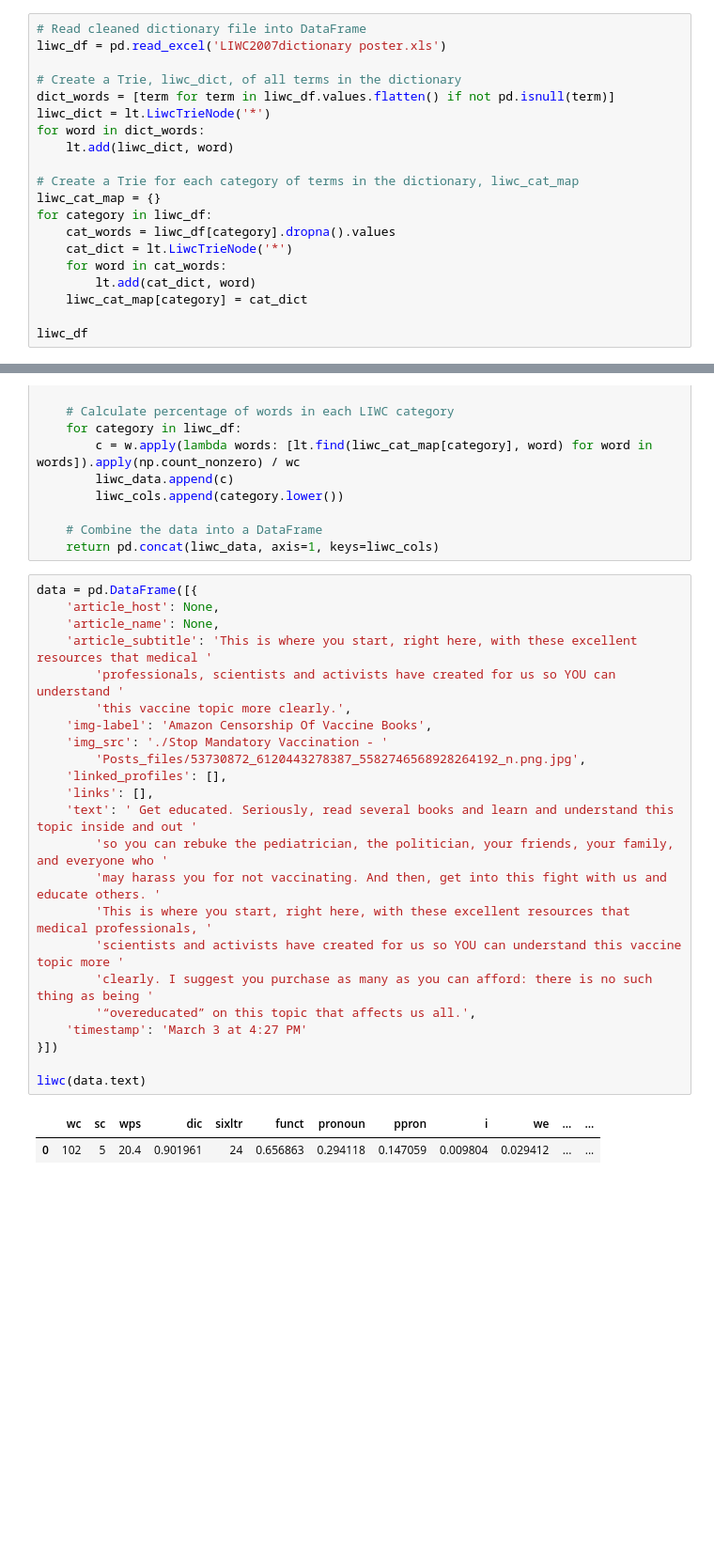
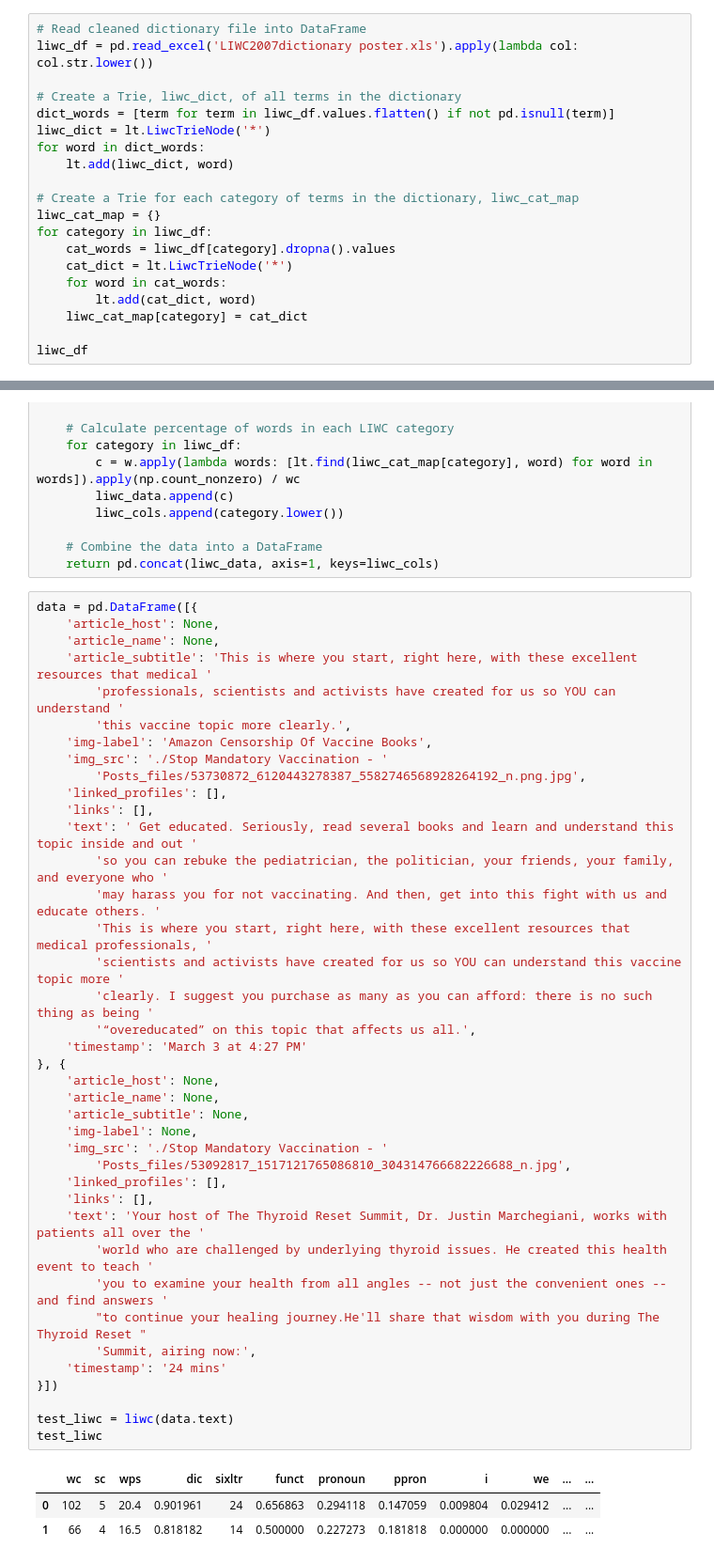
Before and after one commit to PhillipNgo/Team-Vaccinated-Research, a Jupyter notebook: FeatureCollection.ipynb, the cells around one changed output, grey strips where cells are left out. Shown at 94% size. Cells and saved outputs as stored; diff of their text form; blank space fills up the shorter version.

Commit message:
Flesh out example and lowercase the dictionary

```diff
--- a/FeatureCollection.ipynb
+++ b/FeatureCollection.ipynb
@@ -38,7 +38,7 @@ import re
 import LiwcTrie as lt
 # %%
 # Read cleaned dictionary file into DataFrame
-liwc_df = pd.read_excel('LIWC2007dictionary poster.xls')
+liwc_df = pd.read_excel('LIWC2007dictionary poster.xls').apply(lambda col: col.str.lower())
 
 # Create a Trie, liwc_dict, of all terms in the dictionary
 dict_words = [term for term in liwc_df.values.flatten() if not pd.isnull(term)]
@@ -112,26 +112,43 @@ def liwc(data):
 # %%
 data = pd.DataFrame([{
     'article_host': None,
     'article_name': None,
     'article_subtitle': 'This is where you start, right here, with these excellent resources that medical '
         'professionals, scientists and activists have created for us so YOU can understand '
         'this vaccine topic more clearly.',
     'img-label': 'Amazon Censorship Of Vaccine Books',
     'img_src': './Stop Mandatory Vaccination - '
         'Posts_files/53730872_6120443278387_5582746568928264192_n.png.jpg',
     'linked_profiles': [],
     'links': [],
     'text': ' Get educated. Seriously, read several books and learn and understand this topic inside and out '
         'so you can rebuke the pediatrician, the politician, your friends, your family, and everyone who '
         'may harass you for not vaccinating. And then, get into this fight with us and educate others. '
         'This is where you start, right here, with these excellent resources that medical professionals, '
         'scientists and activists have created for us so YOU can understand this vaccine topic more '
         'clearly. I suggest you purchase as many as you can afford: there is no such thing as being '
         '“overeducated” on this topic that affects us all.',
     'timestamp': 'March 3 at 4:27 PM'
+}, {
+    'article_host': None,
+    'article_name': None,
+    'article_subtitle': None,
+    'img-label': None,
+    'img_src': './Stop Mandatory Vaccination - '
+        'Posts_files/53092817_1517121765086810_304314766682226688_n.jpg',
+    'linked_profiles': [],
+    'links': [],
+    'text': 'Your host of The Thyroid Reset Summit, Dr. Justin Marchegiani, works with patients all over the '
+        'world who are challenged by underlying thyroid issues. He created this health event to teach '
+        'you to examine your health from all angles -- not just the convenient ones -- and find answers '
+        "to continue your healing journey.He'll share that wisdom with you during The Thyroid Reset "
+        'Summit, airing now:',
+    'timestamp': '24 mins'
 }])
 
-liwc(data.text)
+test_liwc = liwc(data.text)
+test_liwc
 # %% [output]
 |  | wc | sc | wps | dic | sixltr | funct | pronoun | ppron | i | we | ... | ... |
 | 0 | 102 | 5 | 20.4 | 0.901961 | 24 | 0.656863 | 0.294118 | 0.147059 | 0.009804 | 0.029412 | ... | ... |
+| 1 | 66 | 4 | 16.5 | 0.818182 | 14 | 0.500000 | 0.227273 | 0.181818 | 0.000000 | 0.000000 | ... | ... |
```
Also changed, not shown: parts of 3 cells of this notebook.
